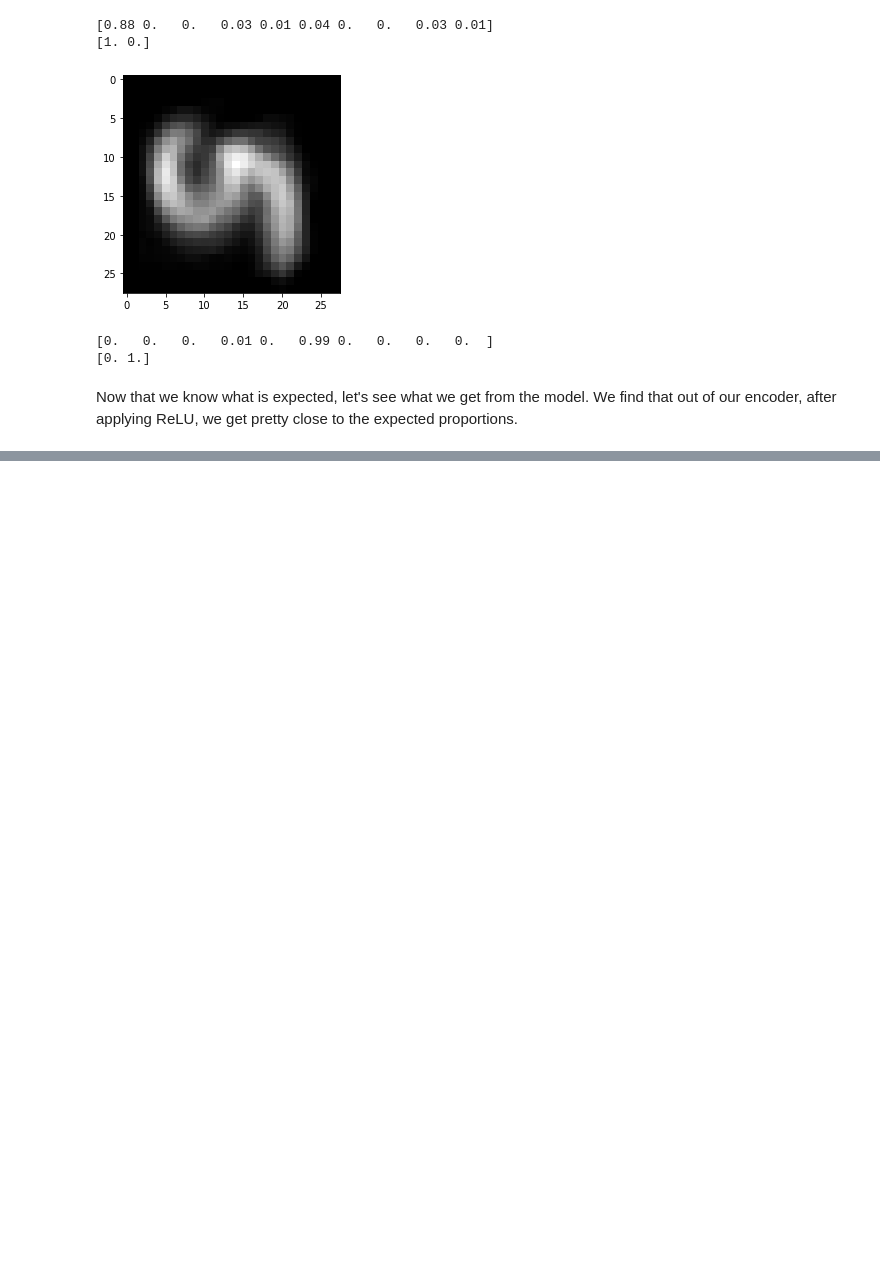
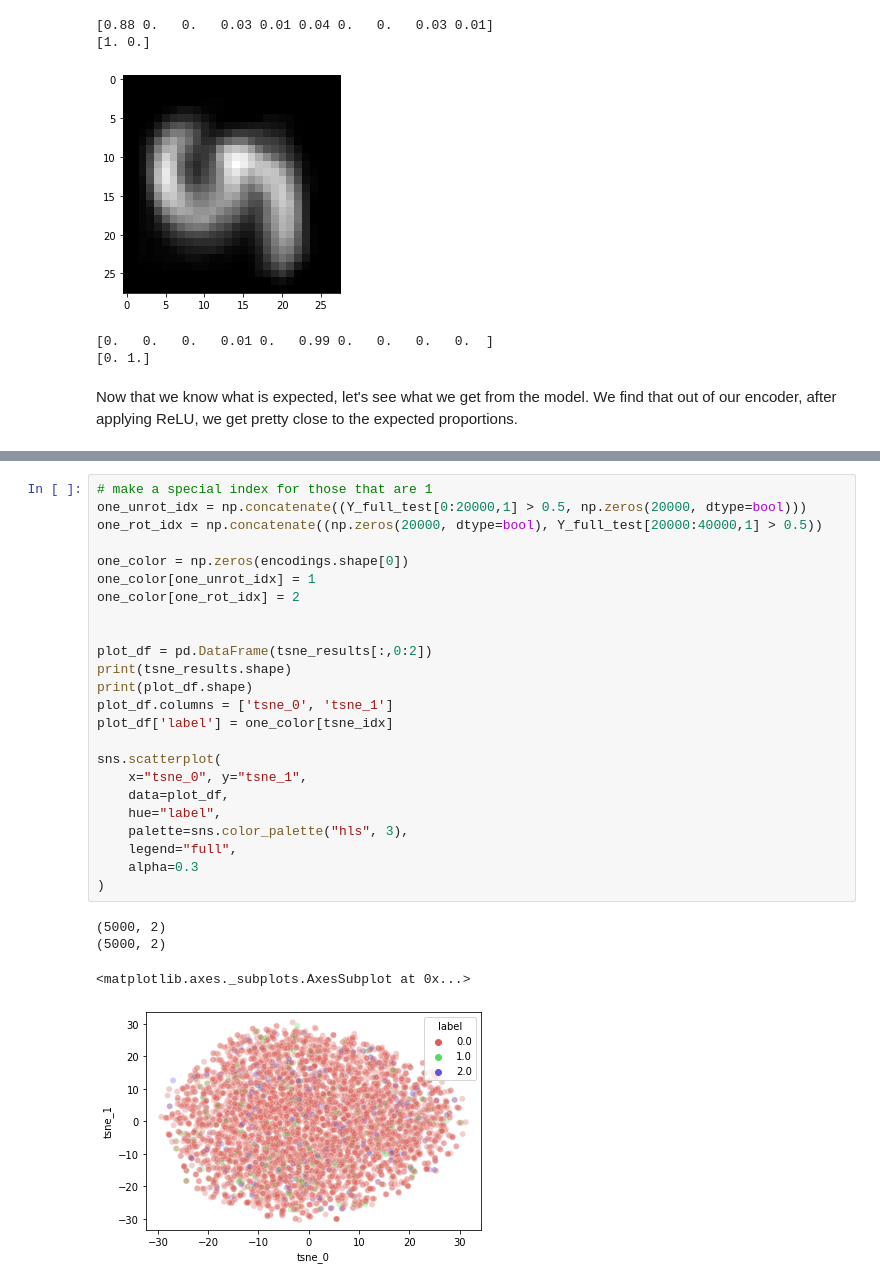
Before and after one commit to suraj-adewale/sc_bulk_ood, a Jupyter notebook: experiments/ssDIVA_stacked_mnist.ipynb, the cells around one changed output, grey strips where cells are left out. Saved outputs shown, nothing was run; the diff lists cells and outputs as text; blank space fills up the shorter version.

```diff
--- a/experiments/ssDIVA_stacked_mnist.ipynb
+++ b/experiments/ssDIVA_stacked_mnist.ipynb
@@ -876,3 +917,32 @@ t-SNE done! Time elapsed: 11.677319765090942 seconds
+# %%
+# make a special index for those that are 1
+one_unrot_idx = np.concatenate((Y_full_test[0:20000,1] > 0.5, np.zeros(20000, dtype=bool)))
+one_rot_idx = np.concatenate((np.zeros(20000, dtype=bool), Y_full_test[20000:40000,1] > 0.5))
+
+one_color = np.zeros(encodings.shape[0])
+one_color[one_unrot_idx] = 1
+one_color[one_rot_idx] = 2
+
+
+plot_df = pd.DataFrame(tsne_results[:,0:2])
+print(tsne_results.shape)
+print(plot_df.shape)
+plot_df.columns = ['tsne_0', 'tsne_1']
+plot_df['label'] = one_color[tsne_idx]
+
+sns.scatterplot(
+    x="tsne_0", y="tsne_1",
+    data=plot_df,
+    hue="label",
+    palette=sns.color_palette("hls", 3),
+    legend="full",
+    alpha=0.3
+)
+# %% [output]
+(5000, 2)
+(5000, 2)
+<matplotlib.axes._subplots.AxesSubplot at 0x...>
+[figure, added]
 # %%
 print(X_full_test[0].shape)
 print(Y_full_test[0].shape)
```
Also changed, not shown: parts of 23 cells of this notebook, 2 other files.
